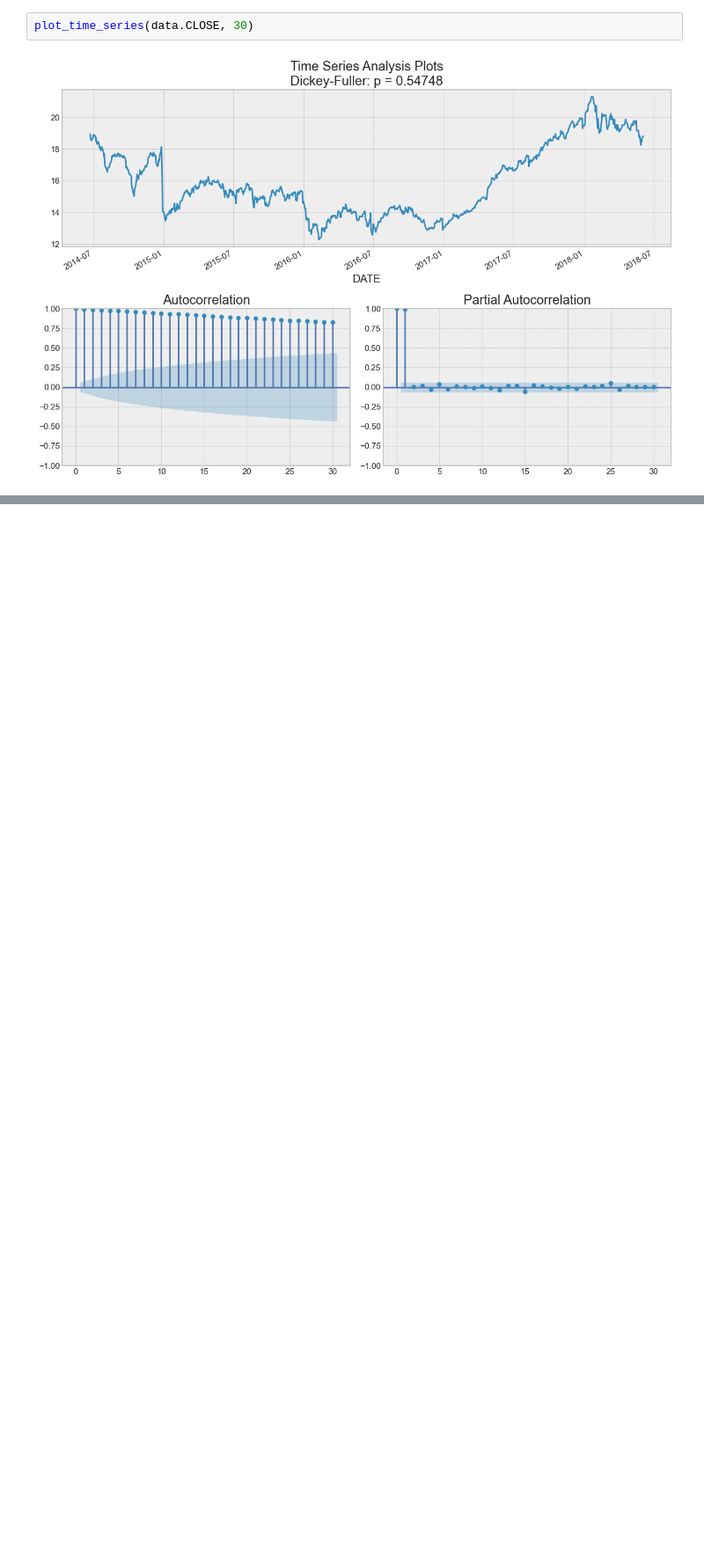
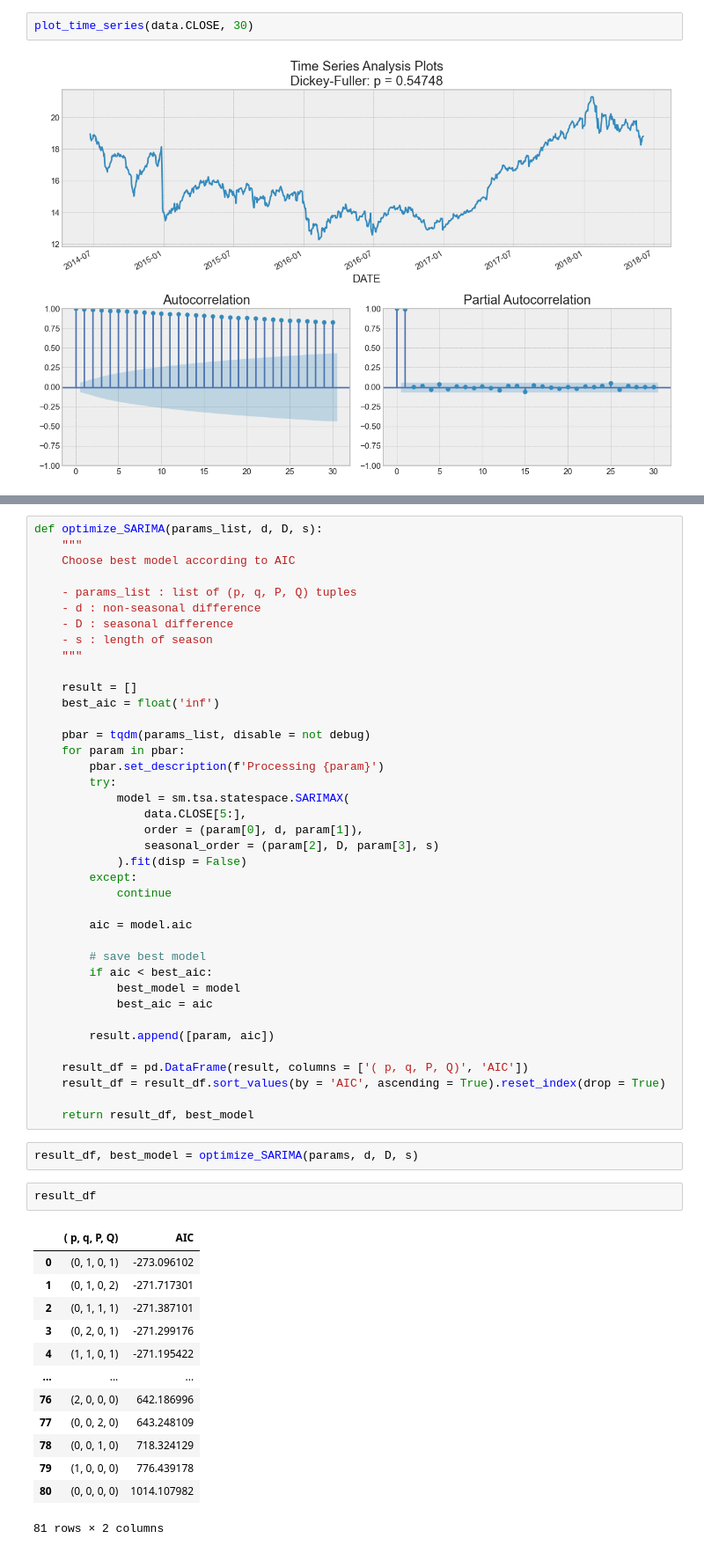
Before and after one commit to BriAnWuu/TimeSeries_Forecasting, a Jupyter notebook: TimeSeriesForecasting.ipynb, the cells around one changed output, grey strips where cells are left out. Shown at 88% size. Drawn from its saved outputs; the diff is of its cells as text; blank space fills up the shorter version.

Commit message:
sarima

```diff
--- a/TimeSeriesForecasting.ipynb
+++ b/TimeSeriesForecasting.ipynb
@@ -274,0 +326,57 @@ plot_time_series(diff[1:], 30)
+# %%
+def optimize_SARIMA(params_list, d, D, s):
+    """
+    Choose best model according to AIC
+
+    - params_list : list of (p, q, P, Q) tuples
+    - d : non-seasonal difference
+    - D : seasonal difference
+    - s : length of season
+    """
+
+    result = []
+    best_aic = float('inf')
+
+    pbar = tqdm(params_list, disable = not debug)
+    for param in pbar:
+        pbar.set_description(f'Processing {param}')
+        try:
+            model = sm.tsa.statespace.SARIMAX(
+                data.CLOSE[5:],
+                order = (param[0], d, param[1]),
+                seasonal_order = (param[2], D, param[3], s)
+            ).fit(disp = False)
+        except:
+            continue
+
+        aic = model.aic
+
+        # save best model
+        if aic < best_aic:
+            best_model = model
+            best_aic = aic
+
+        result.append([param, aic])
+
+    result_df = pd.DataFrame(result, columns = ['( p, q, P, Q)', 'AIC'])
+    result_df = result_df.sort_values(by = 'AIC', ascending = True).reset_index(drop = True)
+
+    return result_df, best_model
+# %%
+result_df, best_model = optimize_SARIMA(params, d, D, s)
+# %%
+result_df
+# %% [output]
+|  | ( p, q, P, Q) | AIC |
+| 0 | (0, 1, 0, 1) | -273.096102 |
+| 1 | (0, 1, 0, 2) | -271.717301 |
+| 2 | (0, 1, 1, 1) | -271.387101 |
+| 3 | (0, 2, 0, 1) | -271.299176 |
+| 4 | (1, 1, 0, 1) | -271.195422 |
+| ... | ... | ... |
+| 76 | (2, 0, 0, 0) | 642.186996 |
+| 77 | (0, 0, 2, 0) | 643.248109 |
+| 78 | (0, 0, 1, 0) | 718.324129 |
+| 79 | (1, 0, 0, 0) | 776.439178 |
+| 80 | (0, 0, 0, 0) | 1014.107982 |
+81 rows × 2 columns
```
Also changed, not shown: parts of 7 cells of this notebook.
